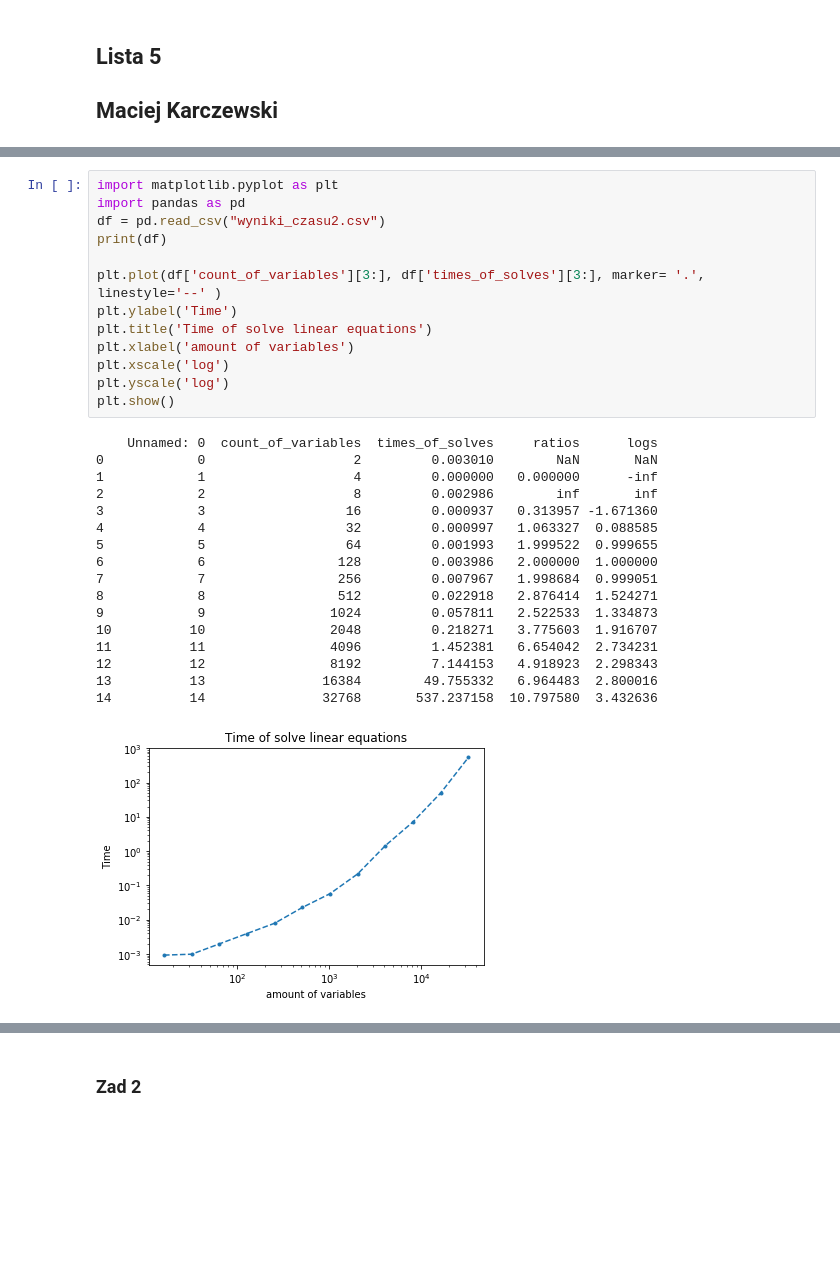
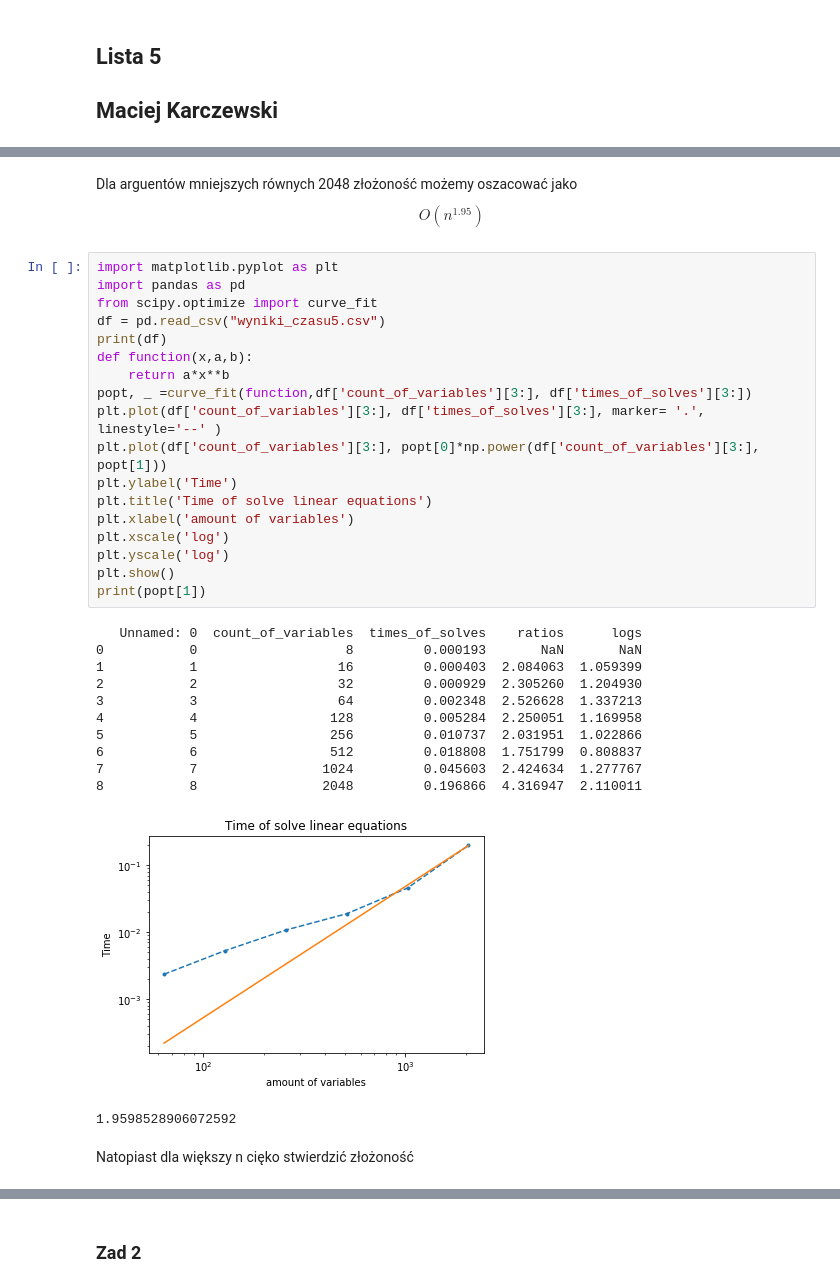
Before and after one commit to maciejkar/lista5, a Jupyter notebook: raport.ipynb, the cells around one changed output, grey strips where cells are left out. Drawn from its saved outputs; the diff is of its cells as text; blank space fills up the shorter version.

```diff
--- a/raport.ipynb
+++ b/raport.ipynb
@@ -52,31 +49,35 @@ df.to_csv('wyniki_czasu2.csv')
+# %% [markdown]
+Dla arguentów mniejszych równych 2048 złożoność możemy oszacować jako $$ O(n^{1.95}) $$
 # %%
 import matplotlib.pyplot as plt
 import pandas as pd
-df = pd.read_csv("wyniki_czasu2.csv")
+from scipy.optimize import curve_fit
+df = pd.read_csv("wyniki_czasu5.csv")
 print(df)
-
+def function(x,a,b):
+    return a*x**b
+popt, _ =curve_fit(function,df['count_of_variables'][3:], df['times_of_solves'][3:])
 plt.plot(df['count_of_variables'][3:], df['times_of_solves'][3:], marker= '.', linestyle='--' )
+plt.plot(df['count_of_variables'][3:], popt[0]*np.power(df['count_of_variables'][3:], popt[1]))
 plt.ylabel('Time')
 plt.title('Time of solve linear equations')
 plt.xlabel('amount of variables')
 plt.xscale('log')
 plt.yscale('log')
 plt.show()
+print(popt[1])
 # %% [output]
-    Unnamed: 0  count_of_variables  times_of_solves     ratios      logs
-0            0                   2         0.003010        NaN       NaN
-1            1                   4         0.000000   0.000000      -inf
-2            2                   8         0.002986        inf       inf
-3            3                  16         0.000937   0.313957 -1.671360
-4            4                  32         0.000997   1.063327  0.088585
-5            5                  64         0.001993   1.999522  0.999655
-6            6                 128         0.003986   2.000000  1.000000
-7            7                 256         0.007967   1.998684  0.999051
-8            8                 512         0.022918   2.876414  1.524271
-9            9                1024         0.057811   2.522533  1.334873
-10          10                2048         0.218271   3.775603  1.916707
-11          11                4096         1.452381   6.654042  2.734231
-12          12                8192         7.144153   4.918923  2.298343
-13          13               16384        49.755332   6.964483  2.800016
-14          14               32768       537.237158  10.797580  3.432636
+   Unnamed: 0  count_of_variables  times_of_solves    ratios      logs
+0           0                   8         0.000193       NaN       NaN
+1           1                  16         0.000403  2.084063  1.059399
+2           2                  32         0.000929  2.305260  1.204930
+3           3                  64         0.002348  2.526628  1.337213
+4           4                 128         0.005284  2.250051  1.169958
+5           5                 256         0.010737  2.031951  1.022866
+6           6                 512         0.018808  1.751799  0.808837
+7           7                1024         0.045603  2.424634  1.277767
+8           8                2048         0.196866  4.316947  2.110011
-[figure, old version]
+[figure, new version]
+1.9598528906072592
+# %% [markdown]
+Natopiast dla większy n cięko stwierdzić złożoność
```
Also changed, not shown: parts of 8 cells of this notebook, 7 other files.
